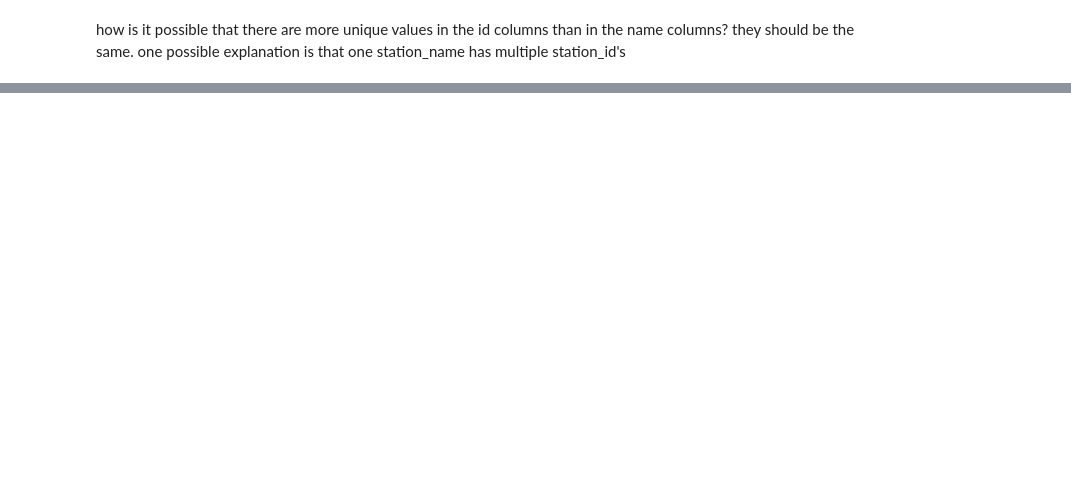
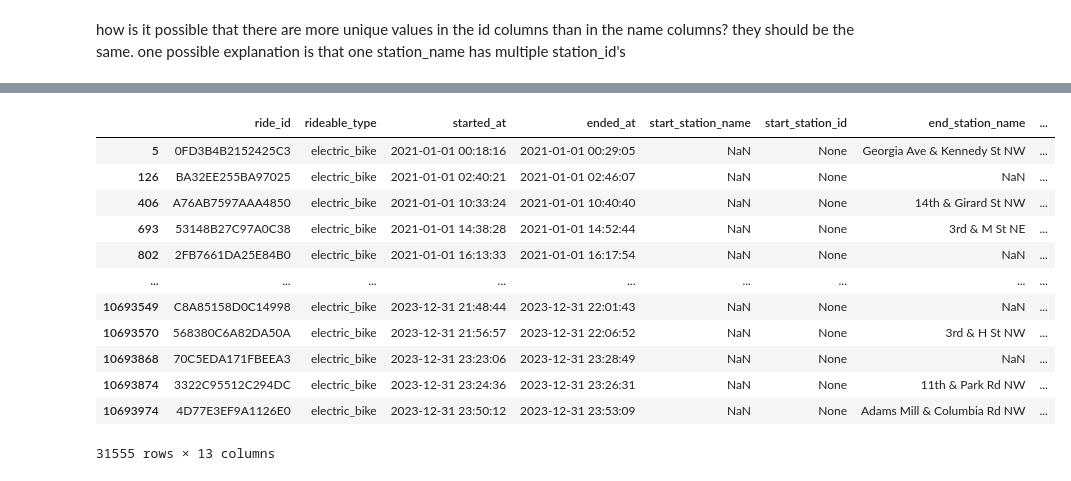
Before and after one commit to pabs-llama/projects, a Jupyter notebook: project_3_ capitalbikeshare/project_3_sp_1.ipynb, the cells around one changed output, grey strips where cells are left out. Saved outputs shown, nothing was run; the diff lists cells and outputs as text; code cells hidden in the pictures; blank space fills up the shorter version.

```diff
--- a/project_3_ capitalbikeshare/project_3_sp_1.ipynb
+++ b/project_3_ capitalbikeshare/project_3_sp_1.ipynb
@@ -236,0 +483,3 @@ how is it possible that there are more unique values in the id columns than in t
+# %%
+pd.set_option("display.float_format", lambda x: f"{x:.6f}")
+print(bikes2.head())
@@ -236,0 +504,16 @@ how is it possible that there are more unique values in the id columns than in t
+# %%
+bikes2[(bikes2["start_lat"]== 38.93) & (bikes2["start_lng"]== -77.03)]
+# %% [output]
+|  | ride_id | rideable_type | started_at | ended_at | start_station_name | start_station_id | end_station_name | ... |
+| 5 | 0FD3B4B2152425C3 | electric_bike | 2021-01-01 00:18:16 | 2021-01-01 00:29:05 | NaN | None | Georgia Ave & Kennedy St NW | ... |
+| 126 | BA32EE255BA97025 | electric_bike | 2021-01-01 02:40:21 | 2021-01-01 02:46:07 | NaN | None | NaN | ... |
+| 406 | A76AB7597AAA4850 | electric_bike | 2021-01-01 10:33:24 | 2021-01-01 10:40:40 | NaN | None | 14th & Girard St NW | ... |
+| 693 | 53148B27C97A0C38 | electric_bike | 2021-01-01 14:38:28 | 2021-01-01 14:52:44 | NaN | None | 3rd & M St NE | ... |
+| 802 | 2FB7661DA25E84B0 | electric_bike | 2021-01-01 16:13:33 | 2021-01-01 16:17:54 | NaN | None | NaN | ... |
+| ... | ... | ... | ... | ... | ... | ... | ... | ... |
+| 10693549 | C8A85158D0C14998 | electric_bike | 2023-12-31 21:48:44 | 2023-12-31 22:01:43 | NaN | None | NaN | ... |
+| 10693570 | 568380C6A82DA50A | electric_bike | 2023-12-31 21:56:57 | 2023-12-31 22:06:52 | NaN | None | 3rd & H St NW | ... |
+| 10693868 | 70C5EDA171FBEEA3 | electric_bike | 2023-12-31 23:23:06 | 2023-12-31 23:28:49 | NaN | None | NaN | ... |
+| 10693874 | 3322C95512C294DC | electric_bike | 2023-12-31 23:24:36 | 2023-12-31 23:26:31 | NaN | None | 11th & Park Rd NW | ... |
+| 10693974 | 4D77E3EF9A1126E0 | electric_bike | 2023-12-31 23:50:12 | 2023-12-31 23:53:09 | NaN | None | Adams Mill & Columbia Rd NW | ... |
+31555 rows × 13 columns
```
Also changed, not shown: parts of 24 cells of this notebook.
